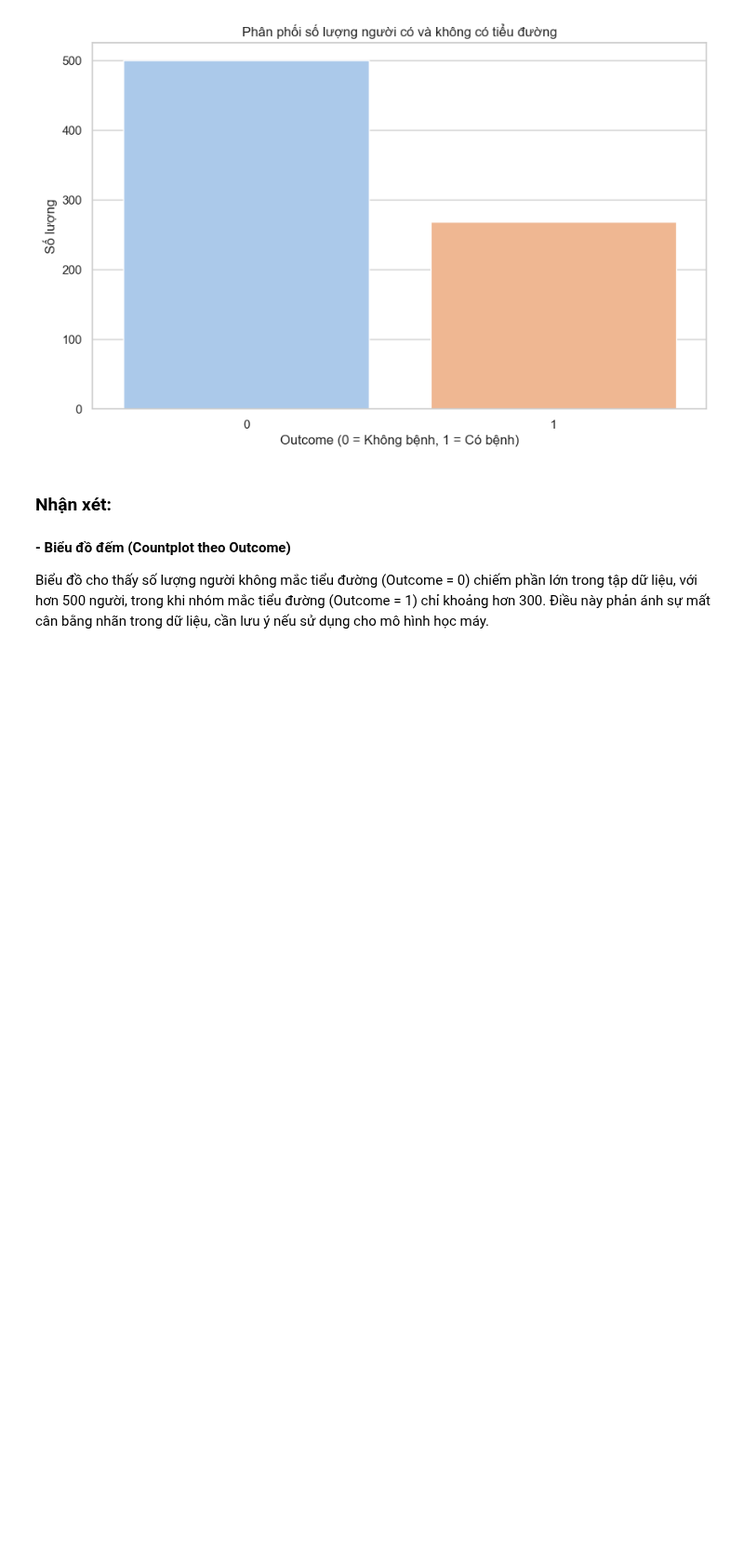
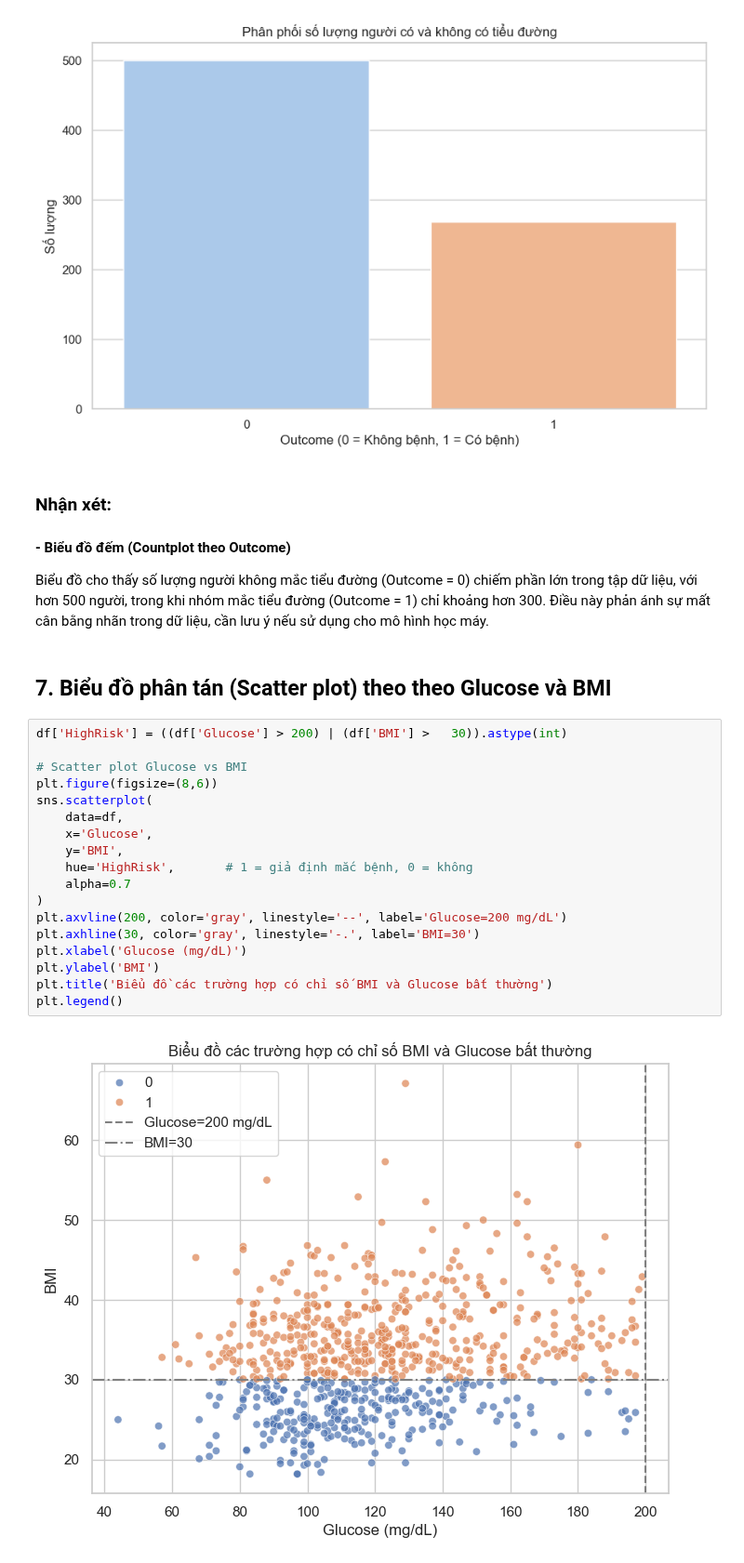
Before and after one commit to Hutramikha/Data_Analysis_SGU_2025, a Jupyter notebook: Data_analysis/practice/Lab1_Nhom/1.2 Xử lý và Trực quan hóa dữ liệu/1.2.4 Bài tập thực hành 2/Diabetes/Diabetes.ipynb, the cells around one changed output. Shown at 93% size. Saved outputs shown, nothing was run; the diff lists cells and outputs as text; blank space fills up the shorter version.

```diff
--- a/Data_analysis/practice/Lab1_Nhom/1.2 Xử lý và Trực quan hóa dữ liệu/1.2.4 Bài tập thực hành 2/Diabetes/Diabetes.ipynb
+++ b/Data_analysis/practice/Lab1_Nhom/1.2 Xử lý và Trực quan hóa dữ liệu/1.2.4 Bài tập thực hành 2/Diabetes/Diabetes.ipynb
@@ -165,3 +165,25 @@ Passing `palette` without assigning `hue` is deprecated and will be removed in v
 ### Nhận xét:
 #### - Biểu đồ đếm (Countplot theo Outcome)
 Biểu đồ cho thấy số lượng người không mắc tiểu đường (Outcome = 0) chiếm phần lớn trong tập dữ liệu, với hơn 500 người, trong khi nhóm mắc tiểu đường (Outcome = 1) chỉ khoảng hơn 300. Điều này phản ánh sự mất cân bằng nhãn trong dữ liệu, cần lưu ý nếu sử dụng cho mô hình học máy.
+# %% [markdown]
+## 7. Biểu đồ phân tán (Scatter plot) theo theo Glucose và BMI
+# %%
+df['HighRisk'] = ((df['Glucose'] > 200) | (df['BMI'] >   30)).astype(int)
+
+# Scatter plot Glucose vs BMI
+plt.figure(figsize=(8,6))
+sns.scatterplot(
+    data=df,
+    x='Glucose',
+    y='BMI',
+    hue='HighRisk',       # 1 = giả định mắc bệnh, 0 = không
+    alpha=0.7
+)
+plt.axvline(200, color='gray', linestyle='--', label='Glucose=200 mg/dL')
+plt.axhline(30, color='gray', linestyle='-.', label='BMI=30')
+plt.xlabel('Glucose (mg/dL)')
+plt.ylabel('BMI')
+plt.title('Biểu đồ các trường hợp có chỉ số BMI và Glucose bất thường')
+plt.legend()
+# %% [output]
+[figure, added]
```
Also changed, not shown: parts of 1 cell of this notebook, 1 other file.
